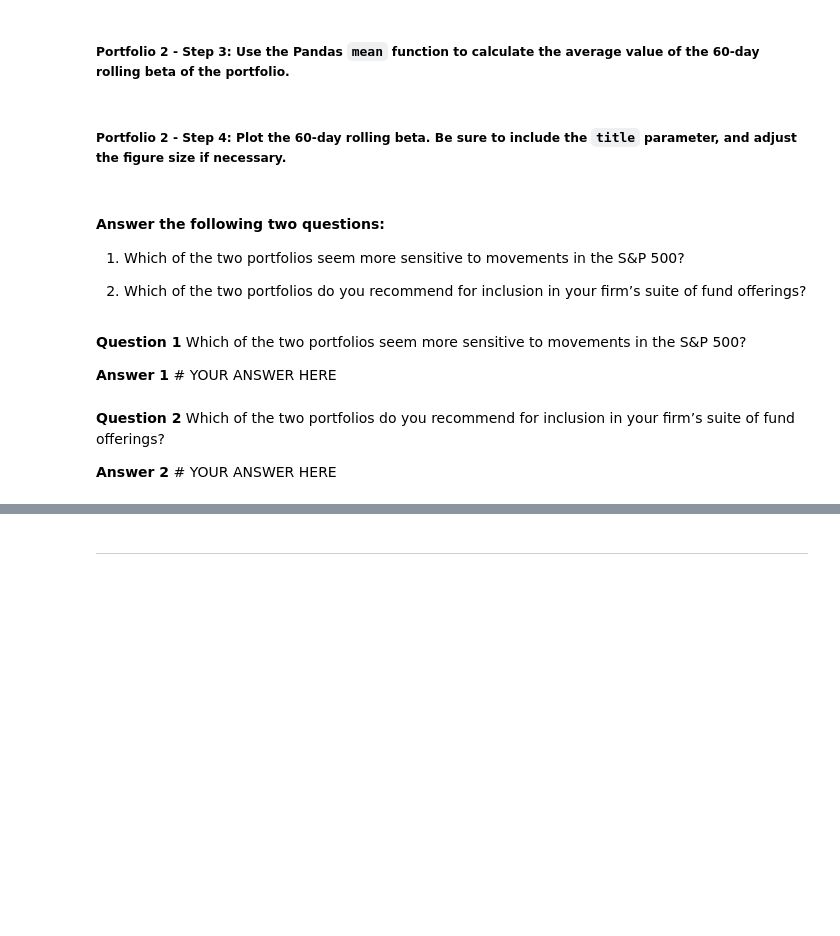
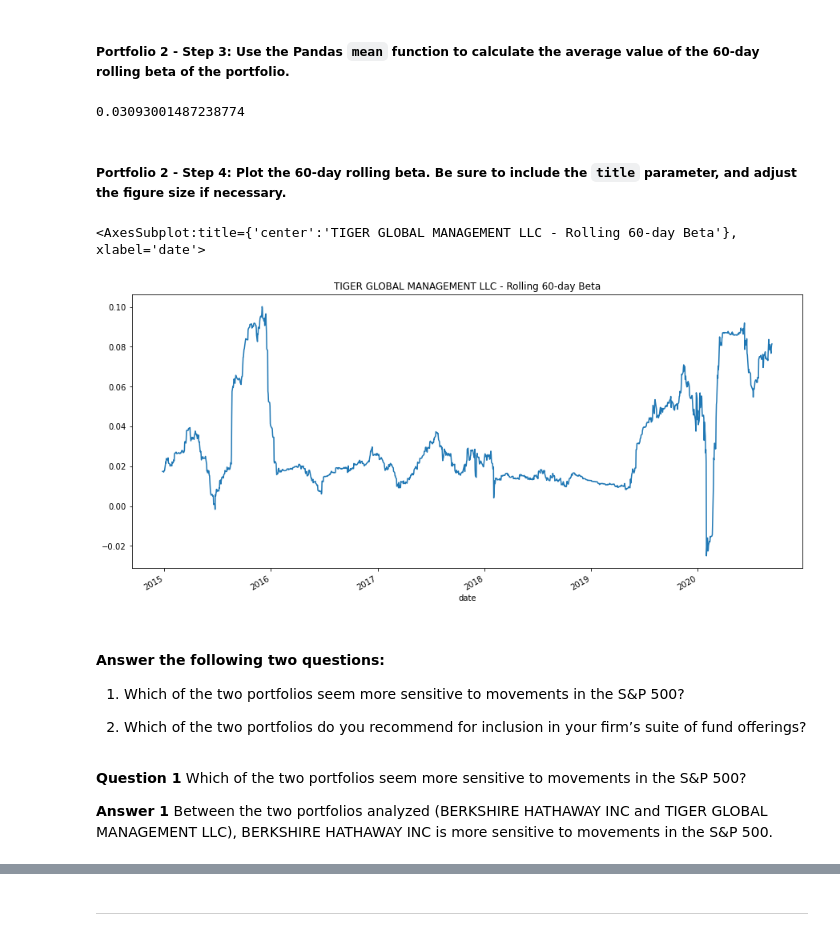
Before and after one commit to johngru/portfolio_risk_return_analysis, a Jupyter notebook: risk_return_analysis.ipynb, the cells around one changed output, grey strips where cells are left out. Saved outputs shown, nothing was run; the diff lists cells and outputs as text; code cells hidden in the pictures; blank space fills up the shorter version.

```diff
--- a/risk_return_analysis.ipynb
+++ b/risk_return_analysis.ipynb
@@ -449,4 +573,7 @@ Your analysis is nearing completion. Now, you need to evaluate how the portfolio
 # %%
 # Calculate the beta based on the 60-day rolling covariance compared to the market (S&P 500)
 # Review the last five rows of the beta information
-# YOUR CODE HERE
+
+tiger_beta_60d = whale_covariance_60d['TIGER GLOBAL MANAGEMENT LLC'] / snp_variance_60d
+
+display(tiger_beta_60d.tail())
@@ -454,13 +589,25 @@ Your analysis is nearing completion. Now, you need to evaluate how the portfolio
 ##### Portfolio 2 - Step 3: Use the Pandas `mean` function to calculate the average value of the 60-day rolling beta of the portfolio.
 # %%
 # Calculate the average of the 60-day rolling beta
-# YOUR CODE HERE
+
+tiger_beta_60d_avg = tiger_beta_60d.mean()
+
+display(tiger_beta_60d_avg)
+# %% [output]
+0.03093001487238774
 # %% [markdown]
 ##### Portfolio 2 - Step 4: Plot the 60-day rolling beta. Be sure to include the `title` parameter, and adjust the figure size if necessary.
 # %%
 # Plot the rolling beta
 # Include a title parameter and adjust the figure size
-# YOUR CODE HERE
+tiger_beta_60d.plot(
+    kind='line',
+    title='TIGER GLOBAL MANAGEMENT LLC - Rolling 60-day Beta',
+    figsize=(15,7)
+)
+# %% [output]
+<AxesSubplot:title={'center':'TIGER GLOBAL MANAGEMENT LLC - Rolling 60-day Beta'}, xlabel='date'>
+[figure, added]
 # %% [markdown]
 #### Answer the following two questions:
 
@@ -470,8 +617,4 @@ Your analysis is nearing completion. Now, you need to evaluate how the portfolio
 # %% [markdown]
 **Question 1** Which of the two portfolios seem more sensitive to movements in the S&P 500?
 
-**Answer 1** # YOUR ANSWER HERE
+**Answer 1** Between the two portfolios analyzed (BERKSHIRE HATHAWAY INC and TIGER GLOBAL MANAGEMENT LLC), BERKSHIRE HATHAWAY INC is more sensitive to movements in the S&P 500.
-# %% [markdown]
-**Question 2** Which of the two portfolios do you recommend for inclusion in your firm’s suite of fund offerings?
-
-**Answer 2** # YOUR ANSWER HERE
```
Also changed, not shown: parts of 13 cells of this notebook, 3 other files.
